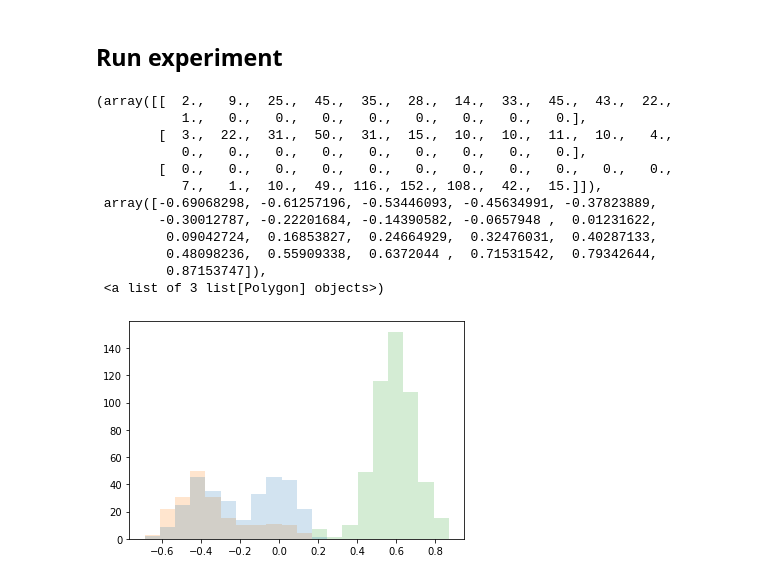
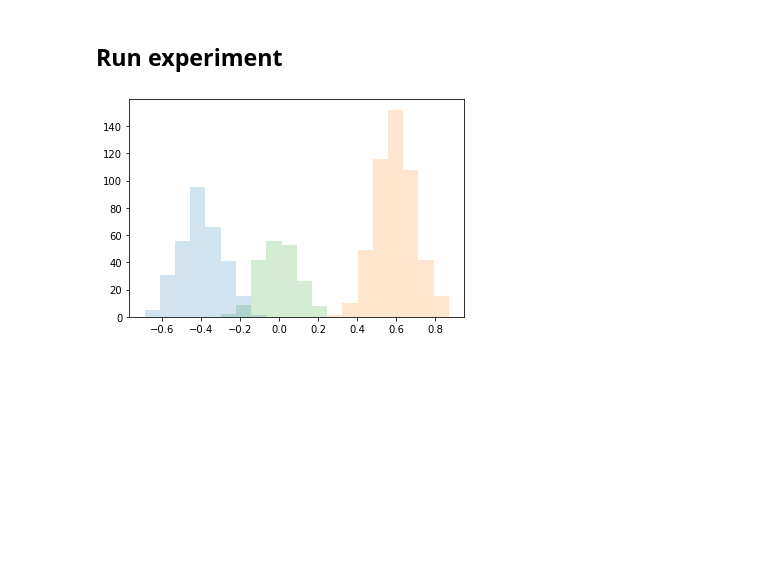
Before and after one commit to RRisto/learning, a Jupyter notebook: expectation_maximization/Expectation_maximimzation_vs_gibbs_sampling_clusters.ipynb, the cells around one changed output. Cells and saved outputs as stored; diff of their text form; code cells hidden in the pictures; blank space fills up the shorter version.

```diff
--- a/expectation_maximization/Expectation_maximimzation_vs_gibbs_sampling_clusters.ipynb
+++ b/expectation_maximization/Expectation_maximimzation_vs_gibbs_sampling_clusters.ipynb
@@ -130,4 +93 @@ def initial_state(data, num_clusters):
-# %%
-cluster_ids = range(3)
-assign= [np.random.choice(cluster_ids) for _ in df.data]
 # %%
@@ -207,10 +169,7 @@ def update_mixture_weights(alpha, num_clusters, cluster_ids, suffstats, pi):
     pi = sample_mixture_weights(alpha, num_clusters, cluster_ids, suffstats)
     return pi
 # %%
-def sample_cluster_mean(cluster_id, cluster_var, hp_mean, hp_var, suffstats_cluster):
-#     cluster_var = state['cluster_variance_']
-#     hp_mean = state['hyperparameters_']['mean']
-#     hp_var = state['hyperparameters_']['variance']
+def sample_cluster_mean(cluster_var, hp_mean, hp_var, suffstats_cluster):
     ss = suffstats_cluster
 
     numerator = hp_mean / hp_var + ss.theta * ss.N / cluster_var
@@ -220,26 +179,25 @@ def sample_cluster_mean(cluster_id, cluster_var, hp_mean, hp_var, suffstats_clus
 
     return stats.norm(posterior_mu, np.sqrt(posterior_var)).rvs()
 
-
 def update_cluster_means(cluster_ids, cluster_variance, hp_mean, hp_var, suffstats):
-    cluster_means = [sample_cluster_mean(cid, cluster_variance, hp_mean, hp_var, suffstats[cid])
+    cluster_means = [sample_cluster_mean(cluster_variance, hp_mean, hp_var, suffstats[cid])
                               for cid in cluster_ids]
     return cluster_means
+# %%
+def gibbs(data, num_clusters, num_steps=5, cluster_variance=0.1, alpha=1.0, hp_mean=0, hp_var=1):
+
+    #init variables
+    cluster_ids = range(num_clusters)
+    assignments = [np.random.choice(cluster_ids) for _ in data]
+    pi = [alpha / num_clusters for _ in cluster_ids]
+    cluster_means = np.random.choice(data, size = num_clusters, replace=False)
+    suffstats = update_suffstats(data, assignments)
+
+    for i in range(num_steps):
+        assignments, suffstats = update_assignment(data, cluster_ids, cluster_means, cluster_variance, pi, assignments)
+        pi = update_mixture_weights(alpha, num_clusters, cluster_ids, suffstats, pi)
+        cluster_means = update_cluster_means(cluster_ids, cluster_variance, hp_mean, hp_var, suffstats)
+    return assignments, cluster_means, pi
 # %% [markdown]
 ## Run experiment
-# %%
-def gibbs(data, num_clusters, num_steps=5, cluster_variance=0.1, alpha=1.0, hp_mean=0, hp_var=1):
-
-    #init variables
-    cluster_ids = range(num_clusters)
-    assignments = [np.random.choice(cluster_ids) for _ in data]
-    pi = [alpha / num_clusters for _ in cluster_ids]
-    cluster_means = np.random.choice(data, size=num_clusters, replace=False)
-    suffstats = update_suffstats2(data, assignments)
-
-    for i in range(num_steps):
-        assignments, suffstat = update_assignment(data, cluster_ids, cluster_means, cluster_variance, pi, assignments)
-        pi = update_mixture_weights(alpha, num_clusters, cluster_ids, suffstats, pi)
-        cluster_means = update_cluster_means(cluster_ids, cluster_variance, hp_mean, hp_var, suffstats)
-    return assignments, cluster_means, pi
 # %%
@@ -247,24 +205,4 @@ assignments, cluster_means, pi=gibbs(df.data, 3, num_steps=20)
-# %%
-gby = pd.DataFrame({
-            'data': df.data,
-            'assignment': assignments}
-        ).groupby(by='assignment')['data']
-hist_data = [gby.get_group(cid).tolist()
-             for cid in gby.groups.keys()]
-plt.hist(hist_data,
-         bins=20,
-         histtype='stepfilled', alpha=.2 )
-# %% [output]
-(array([[  2.,   9.,  25.,  45.,  35.,  28.,  14.,  33.,  45.,  43.,  22.,
-           1.,   0.,   0.,   0.,   0.,   0.,   0.,   0.,   0.],
-        [  3.,  22.,  31.,  50.,  31.,  15.,  10.,  10.,  11.,  10.,   4.,
-           0.,   0.,   0.,   0.,   0.,   0.,   0.,   0.,   0.],
-        [  0.,   0.,   0.,   0.,   0.,   0.,   0.,   0.,   0.,   0.,   0.,
-           7.,   1.,  10.,  49., 116., 152., 108.,  42.,  15.]]),
- array([-0.69068298, -0.61257196, -0.53446093, -0.45634991, -0.37823889,
-        -0.30012787, -0.22201684, -0.14390582, -0.0657948 ,  0.01231622,
-         0.09042724,  0.16853827,  0.24664929,  0.32476031,  0.40287133,
-         0.48098236,  0.55909338,  0.6372044 ,  0.71531542,  0.79342644,
-         0.87153747]),
- <a list of 3 list[Polygon] objects>)
-[figure, removed]
+# %%
+plot_clusters(df.data, class_weights=None, assignments=assignments)
+# %% [output]
+[figure, added]
```
Also changed, not shown: parts of 11 cells of this notebook, 1 other file.
